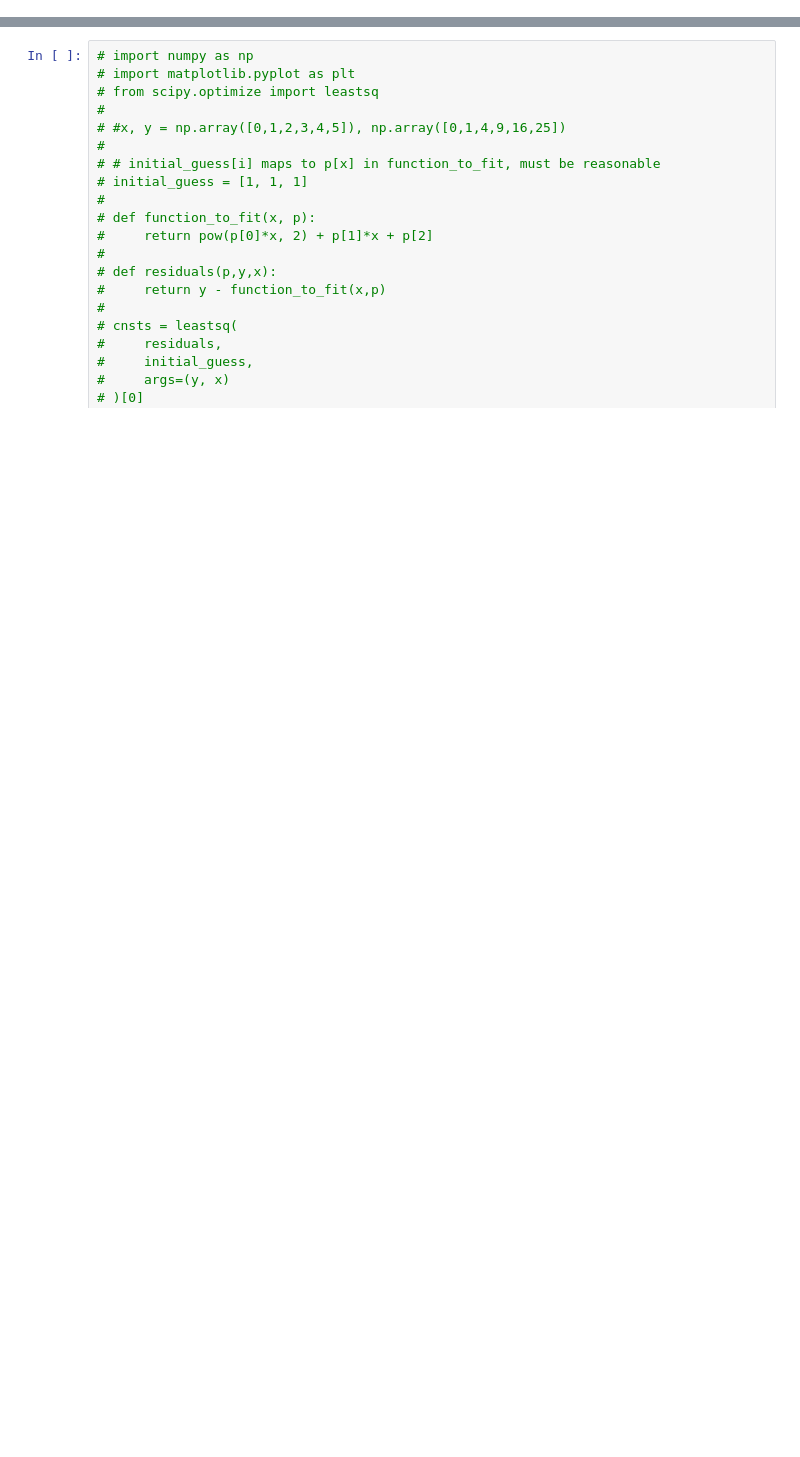
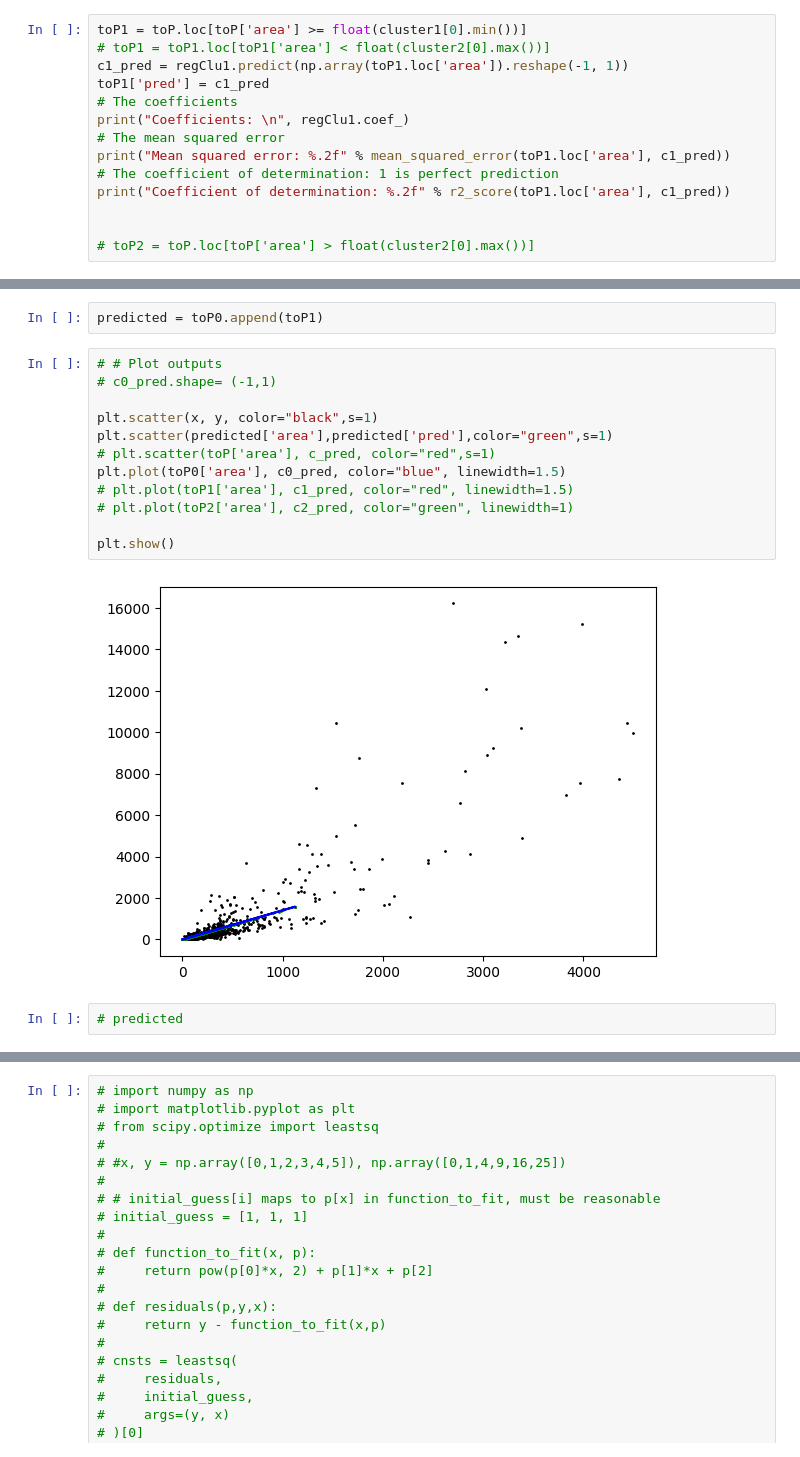
Before and after one commit to PhillRob/point-cloud-volume, a Jupyter notebook: area-volume-model.ipynb, the cells around one changed output, grey strips where cells are left out. Drawn from its saved outputs; the diff is of its cells as text; blank space fills up the shorter version.

```diff
--- a/area-volume-model.ipynb
+++ b/area-volume-model.ipynb
@@ -256,0 +241,14 @@ y = np.array(finalSmall['cut']).reshape((-1, 1))
+# %%
+toP1 = toP.loc[toP['area'] >= float(cluster1[0].min())]
+# toP1 = toP1.loc[toP1['area'] < float(cluster2[0].max())]
+c1_pred = regClu1.predict(np.array(toP1.loc['area']).reshape(-1, 1))
+toP1['pred'] = c1_pred
+# The coefficients
+print("Coefficients: \n", regClu1.coef_)
+# The mean squared error
+print("Mean squared error: %.2f" % mean_squared_error(toP1.loc['area'], c1_pred))
+# The coefficient of determination: 1 is perfect prediction
+print("Coefficient of determination: %.2f" % r2_score(toP1.loc['area'], c1_pred))
+
+
+# toP2 = toP.loc[toP['area'] > float(cluster2[0].max())]
@@ -256,0 +279,18 @@ y = np.array(finalSmall['cut']).reshape((-1, 1))
+# %%
+predicted = toP0.append(toP1)
+# %%
+# # Plot outputs
+# c0_pred.shape= (-1,1)
+
+plt.scatter(x, y, color="black",s=1)
+plt.scatter(predicted['area'],predicted['pred'],color="green",s=1)
+# plt.scatter(toP['area'], c_pred, color="red",s=1)
+plt.plot(toP0['area'], c0_pred, color="blue", linewidth=1.5)
+# plt.plot(toP1['area'], c1_pred, color="red", linewidth=1.5)
+# plt.plot(toP2['area'], c2_pred, color="green", linewidth=1)
+
+plt.show()
+# %% [output]
+[figure, added]
+# %%
+# predicted
```
Also changed, not shown: parts of 54 cells of this notebook, 5 other files.
